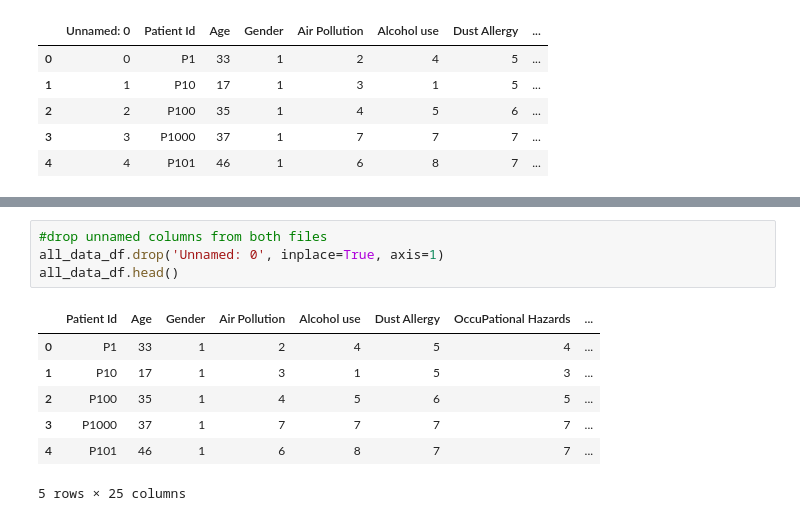
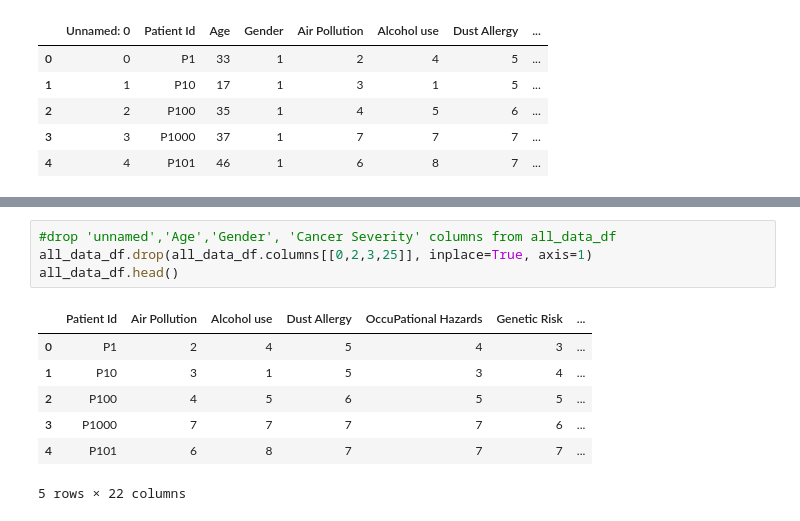
Before and after one commit to shaneabbley/Capstone_Project, a Jupyter notebook: CSVtoJSON.ipynb, the cells around one changed output, grey strips where cells are left out. Saved outputs shown, nothing was run; the diff lists cells and outputs as text.

```diff
--- a/CSVtoJSON.ipynb
+++ b/CSVtoJSON.ipynb
@@ -30,12 +52,12 @@ lifestyle_data_df.head()
 # %%
-#drop unnamed columns from both files
-all_data_df.drop('Unnamed: 0', inplace=True, axis=1)
+#drop 'unnamed','Age','Gender', 'Cancer Severity' columns from all_data_df
+all_data_df.drop(all_data_df.columns[[0,2,3,25]], inplace=True, axis=1)
 all_data_df.head()
 # %% [output]
-|  | Patient Id | Age | Gender | Air Pollution | Alcohol use | Dust Allergy | OccuPational Hazards | ... |
-| 0 | P1 | 33 | 1 | 2 | 4 | 5 | 4 | ... |
-| 1 | P10 | 17 | 1 | 3 | 1 | 5 | 3 | ... |
-| 2 | P100 | 35 | 1 | 4 | 5 | 6 | 5 | ... |
-| 3 | P1000 | 37 | 1 | 7 | 7 | 7 | 7 | ... |
-| 4 | P101 | 46 | 1 | 6 | 8 | 7 | 7 | ... |
+|  | Patient Id | Air Pollution | Alcohol use | Dust Allergy | OccuPational Hazards | Genetic Risk | ... |
+| 0 | P1 | 2 | 4 | 5 | 4 | 3 | ... |
+| 1 | P10 | 3 | 1 | 5 | 3 | 4 | ... |
+| 2 | P100 | 4 | 5 | 6 | 5 | 5 | ... |
+| 3 | P1000 | 7 | 7 | 7 | 7 | 6 | ... |
+| 4 | P101 | 6 | 8 | 7 | 7 | 7 | ... |
-5 rows × 25 columns
+5 rows × 22 columns
```
Also changed, not shown: parts of 20 cells of this notebook, 1 other file.
